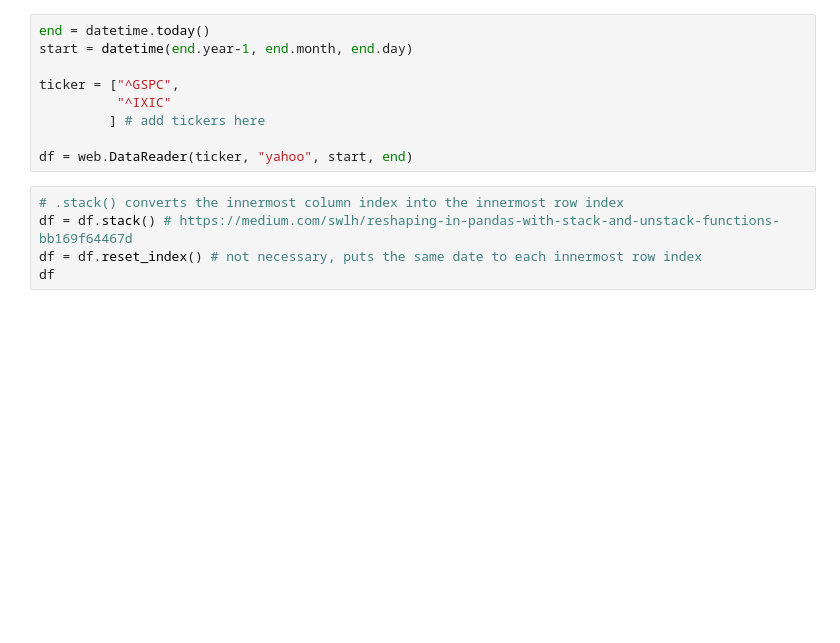
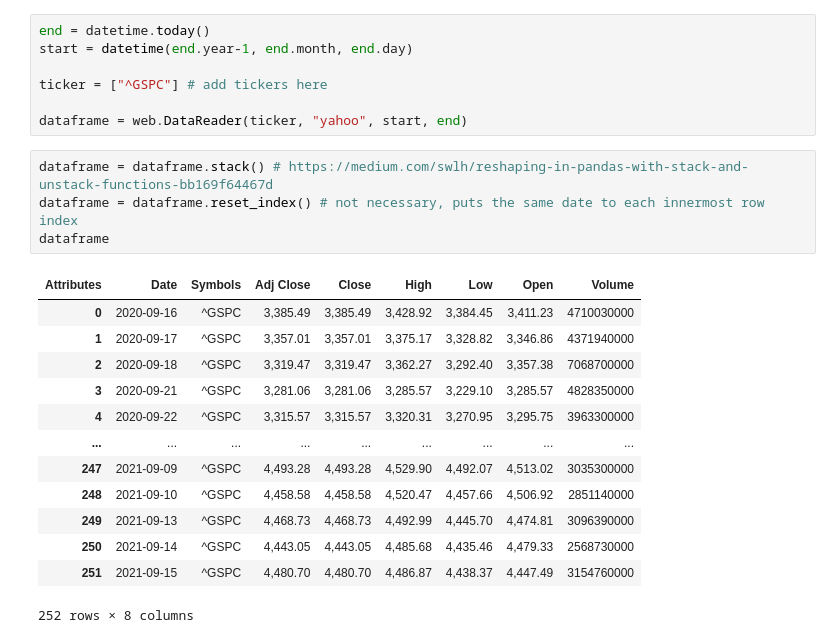
Before and after one commit to mtpalovic/The-Moving-Average-Strategy, a Jupyter notebook: technical_indicators_calculation.py.ipynb, the cells around one changed output. Cells and saved outputs as stored; diff of their text form; blank space fills up the shorter version.

```diff
--- a/technical_indicators_calculation.py.ipynb
+++ b/technical_indicators_calculation.py.ipynb
@@ -36,16 +41,27 @@ from ta.volume import OnBalanceVolumeIndicator
 end = datetime.today()
 start = datetime(end.year-1, end.month, end.day)
 
-ticker = ["^GSPC",
-          "^IXIC"
-         ] # add tickers here
+ticker = ["^GSPC"] # add tickers here
 
-df = web.DataReader(ticker, "yahoo", start, end)
+dataframe = web.DataReader(ticker, "yahoo", start, end)
 # %%
-# .stack() converts the innermost column index into the innermost row index
-df = df.stack() # https://medium.com/swlh/reshaping-in-pandas-with-stack-and-unstack-functions-bb169f64467d
-df = df.reset_index() # not necessary, puts the same date to each innermost row index
-df
+dataframe = dataframe.stack() # https://medium.com/swlh/reshaping-in-pandas-with-stack-and-unstack-functions-bb169f64467d
+dataframe = dataframe.reset_index() # not necessary, puts the same date to each innermost row index
+dataframe
+# %% [output]
+| Attributes | Date | Symbols | Adj Close | Close | High | Low | Open | Volume |
+| 0 | 2020-09-16 | ^GSPC | 3,385.49 | 3,385.49 | 3,428.92 | 3,384.45 | 3,411.23 | 4710030000 |
+| 1 | 2020-09-17 | ^GSPC | 3,357.01 | 3,357.01 | 3,375.17 | 3,328.82 | 3,346.86 | 4371940000 |
+| 2 | 2020-09-18 | ^GSPC | 3,319.47 | 3,319.47 | 3,362.27 | 3,292.40 | 3,357.38 | 7068700000 |
+| 3 | 2020-09-21 | ^GSPC | 3,281.06 | 3,281.06 | 3,285.57 | 3,229.10 | 3,285.57 | 4828350000 |
+| 4 | 2020-09-22 | ^GSPC | 3,315.57 | 3,315.57 | 3,320.31 | 3,270.95 | 3,295.75 | 3963300000 |
+| ... | ... | ... | ... | ... | ... | ... | ... | ... |
+| 247 | 2021-09-09 | ^GSPC | 4,493.28 | 4,493.28 | 4,529.90 | 4,492.07 | 4,513.02 | 3035300000 |
+| 248 | 2021-09-10 | ^GSPC | 4,458.58 | 4,458.58 | 4,520.47 | 4,457.66 | 4,506.92 | 2851140000 |
+| 249 | 2021-09-13 | ^GSPC | 4,468.73 | 4,468.73 | 4,492.99 | 4,445.70 | 4,474.81 | 3096390000 |
+| 250 | 2021-09-14 | ^GSPC | 4,443.05 | 4,443.05 | 4,485.68 | 4,435.46 | 4,479.33 | 2568730000 |
+| 251 | 2021-09-15 | ^GSPC | 4,480.70 | 4,480.70 | 4,486.87 | 4,438.37 | 4,447.49 | 3154760000 |
+252 rows × 8 columns
 # %%
 class TechnicalIndicators:
     """
```
Also changed, not shown: parts of 5 cells of this notebook.
